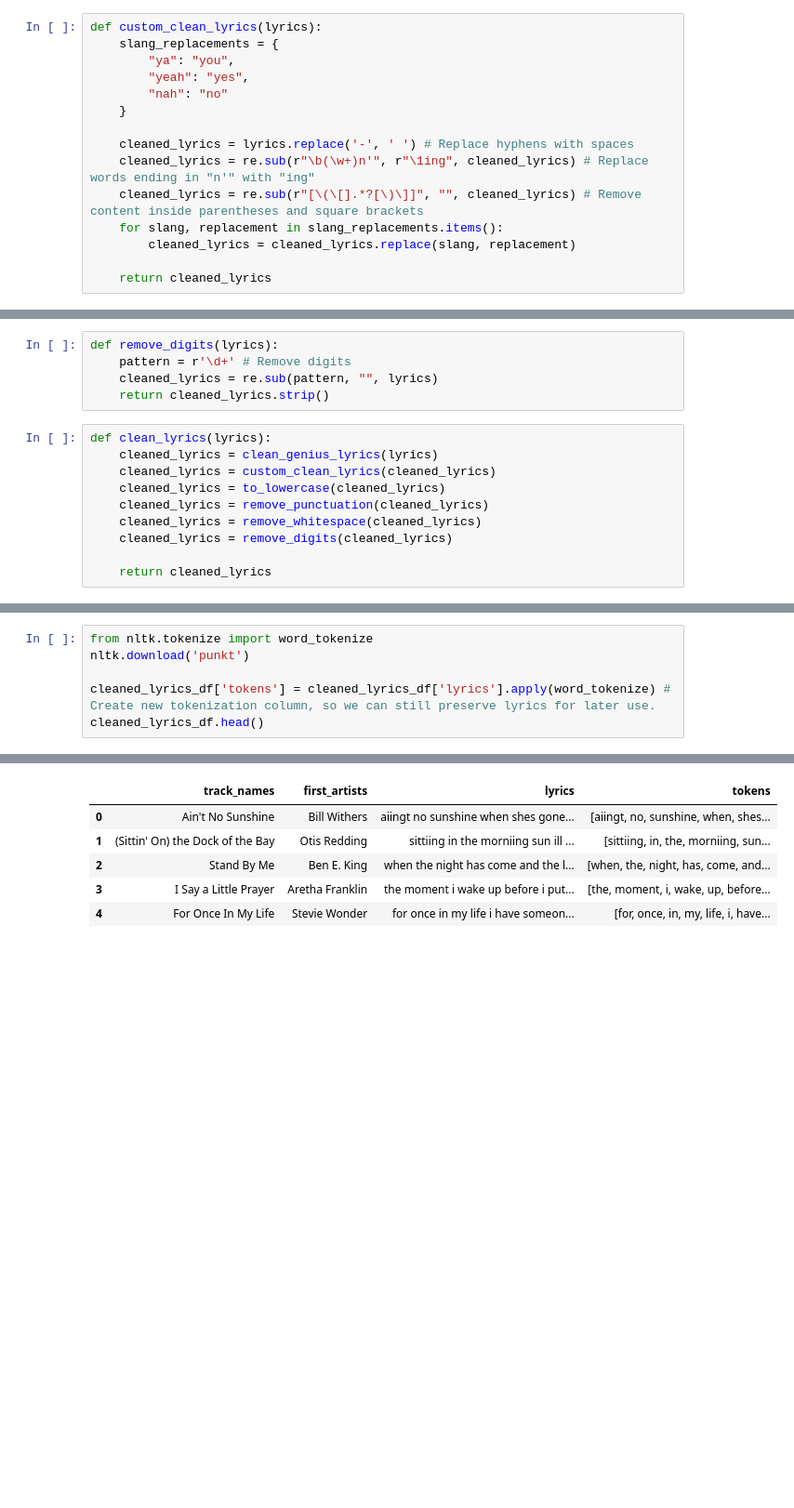
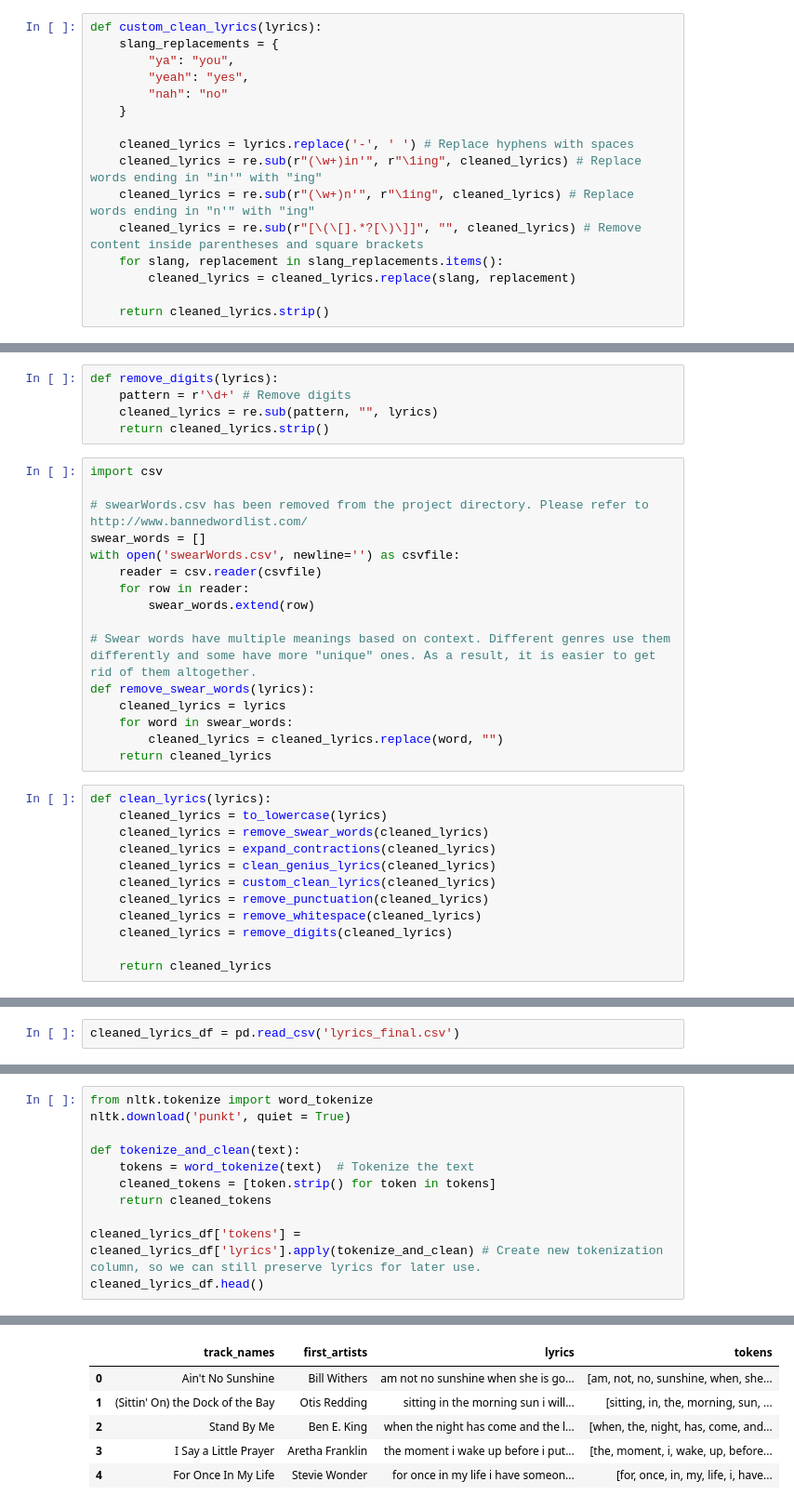
Before and after one commit to AyujVerma/HowsAyujDoing, a Jupyter notebook: howsayujdoing/flask-server/nlp.ipynb, the cells around one changed output, grey strips where cells are left out. Shown at 93% size. Drawn from its saved outputs; the diff is of its cells as text; blank space fills up the shorter version.

Commit message:
Cleaned and tokenized all lyrics. Ready to begin feature engineering and model creation now.

```diff
--- a/howsayujdoing/flask-server/nlp.ipynb
+++ b/howsayujdoing/flask-server/nlp.ipynb
@@ -151,11 +277,12 @@ def custom_clean_lyrics(lyrics):
     }
 
     cleaned_lyrics = lyrics.replace('-', ' ') # Replace hyphens with spaces
-    cleaned_lyrics = re.sub(r"\b(\w+)n'", r"\1ing", cleaned_lyrics) # Replace words ending in "n'" with "ing"
+    cleaned_lyrics = re.sub(r"(\w+)in'", r"\1ing", cleaned_lyrics) # Replace words ending in "in'" with "ing"
+    cleaned_lyrics = re.sub(r"(\w+)n'", r"\1ing", cleaned_lyrics) # Replace words ending in "n'" with "ing"
     cleaned_lyrics = re.sub(r"[\(\[].*?[\)\]]", "", cleaned_lyrics) # Remove content inside parentheses and square brackets
     for slang, replacement in slang_replacements.items():
         cleaned_lyrics = cleaned_lyrics.replace(slang, replacement)
 
-    return cleaned_lyrics
+    return cleaned_lyrics.strip()
 # %%
 def remove_whitespace(lyrics):
@@ -175,11 +302,29 @@ def remove_digits(lyrics):
     pattern = r'\d+' # Remove digits
     cleaned_lyrics = re.sub(pattern, "", lyrics)
     return cleaned_lyrics.strip()
+# %%
+import csv
+
+# swearWords.csv has been removed from the project directory. Please refer to http://www.bannedwordlist.com/
+swear_words = []
+with open('swearWords.csv', newline='') as csvfile:
+    reader = csv.reader(csvfile)
+    for row in reader:
+        swear_words.extend(row)
+
+# Swear words have multiple meanings based on context. Different genres use them differently and some have more "unique" ones. As a result, it is easier to get rid of them altogether.
+def remove_swear_words(lyrics):
+    cleaned_lyrics = lyrics
+    for word in swear_words:
+        cleaned_lyrics = cleaned_lyrics.replace(word, "")
+    return cleaned_lyrics
 # %%
 def clean_lyrics(lyrics):
-    cleaned_lyrics = clean_genius_lyrics(lyrics)
+    cleaned_lyrics = to_lowercase(lyrics)
+    cleaned_lyrics = remove_swear_words(cleaned_lyrics)
+    cleaned_lyrics = expand_contractions(cleaned_lyrics)
+    cleaned_lyrics = clean_genius_lyrics(cleaned_lyrics)
     cleaned_lyrics = custom_clean_lyrics(cleaned_lyrics)
-    cleaned_lyrics = to_lowercase(cleaned_lyrics)
     cleaned_lyrics = remove_punctuation(cleaned_lyrics)
     cleaned_lyrics = remove_whitespace(cleaned_lyrics)
     cleaned_lyrics = remove_digits(cleaned_lyrics)
@@ -212,2 +333,4 @@ Hollywood is swinging down1Embed
+# %%
+cleaned_lyrics_df = pd.read_csv('lyrics_final.csv')
 # %%
 cleaned_lyrics_df['lyrics'] = cleaned_lyrics_df['lyrics'].apply(lambda x: clean_lyrics(x))
@@ -220,7 +337,12 @@ hey hey hey what you got to say hey hey hey what you got to say hollywood hollyw
 # %%
 from nltk.tokenize import word_tokenize
-nltk.download('punkt')
+nltk.download('punkt', quiet = True)
 
-cleaned_lyrics_df['tokens'] = cleaned_lyrics_df['lyrics'].apply(word_tokenize) # Create new tokenization column, so we can still preserve lyrics for later use.
+def tokenize_and_clean(text):
+    tokens = word_tokenize(text)  # Tokenize the text
+    cleaned_tokens = [token.strip() for token in tokens]
+    return cleaned_tokens
+
+cleaned_lyrics_df['tokens'] = cleaned_lyrics_df['lyrics'].apply(tokenize_and_clean) # Create new tokenization column, so we can still preserve lyrics for later use.
 cleaned_lyrics_df.head()
 # %% [output]
@@ -230,6 +349,6 @@ cleaned_lyrics_df.head()
 |  | track_names | first_artists | lyrics | tokens |
-| 0 | Ain't No Sunshine | Bill Withers | aiingt no sunshine when shes gone... | [aiingt, no, sunshine, when, shes... |
-| 1 | (Sittin' On) the Dock of the Bay | Otis Redding | sittiing in the morniing sun ill ... | [sittiing, in, the, morniing, sun... |
+| 0 | Ain't No Sunshine | Bill Withers | am not no sunshine when she is go... | [am, not, no, sunshine, when, she... |
+| 1 | (Sittin' On) the Dock of the Bay | Otis Redding | sitting in the morning sun i will... | [sitting, in, the, morning, sun, ... |
 | 2 | Stand By Me | Ben E. King | when the night has come and the l... | [when, the, night, has, come, and... |
 | 3 | I Say a Little Prayer | Aretha Franklin | the moment i wake up before i put... | [the, moment, i, wake, up, before... |
 | 4 | For Once In My Life | Stevie Wonder | for once in my life i have someon... | [for, once, in, my, life, i, have... |
```
Also changed, not shown: parts of 16 cells of this notebook, 2 other files.
